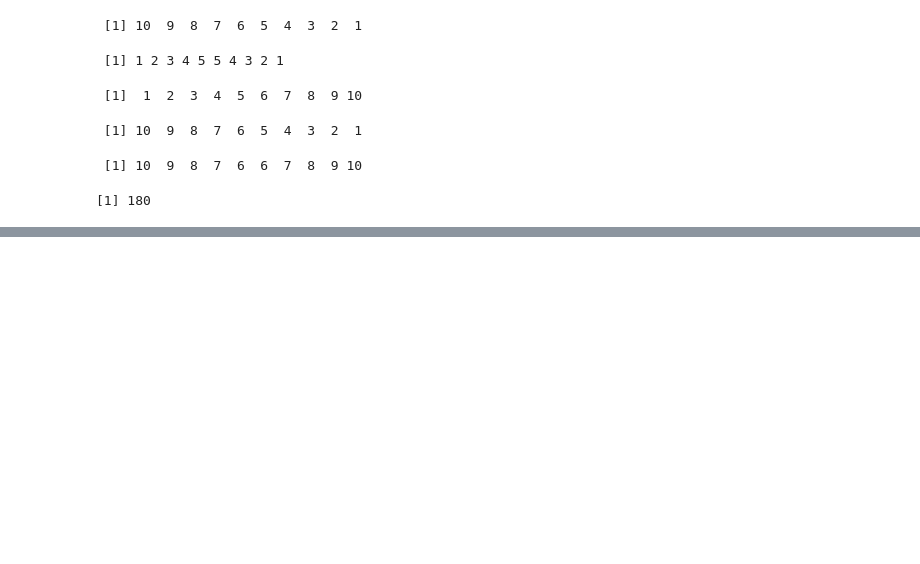
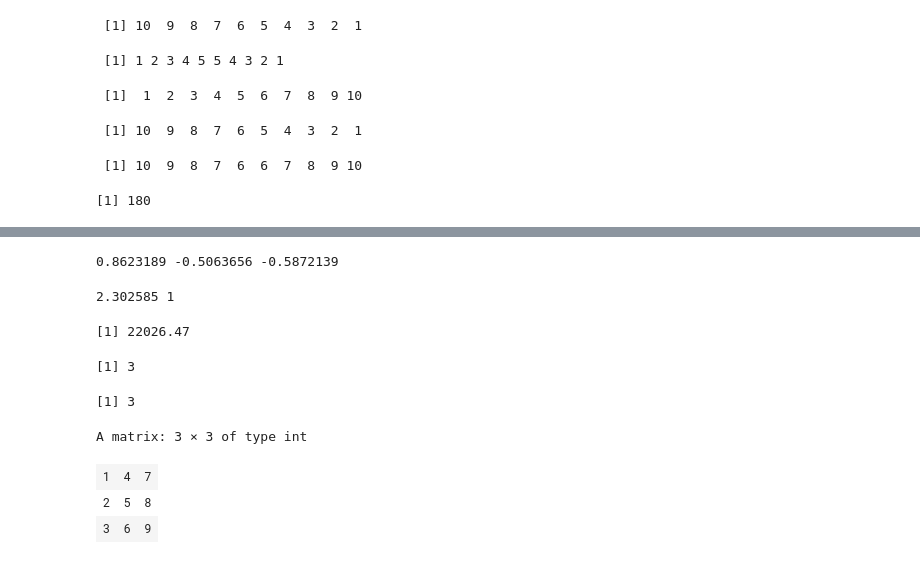
Before and after one commit to gyujin0450/RPRG, a Jupyter notebook: p124_주요내장함수.ipynb, the cells around one changed output, grey strips where cells are left out. Cells and saved outputs as stored; diff of their text form; code cells hidden in the pictures; blank space fills up the shorter version.

```diff
--- a/p124_주요내장함수.ipynb
+++ b/p124_주요내장함수.ipynb
@@ -336,5 +341,36 @@ prod(x,y) # 1*2*9*10
+# %%
+# cos(x),sin(x),tan(x): 삼각함수
+x <- 100
+cat(cos(x),sin(x),tan(x))
+# %% [output]
+0.8623189 -0.5063656 -0.5872139
 # %%
-# cos(x),sin(x),tan(x): 삼각함수
 # log(x) : 자연로그
 # log10(x) : 10을 밑으로 하는 일반로그 함수
-# exp(x) : 지수함수
+x <- 10
+cat(log(x),log10(x))
+# %% [output]
+2.302585 1
+# %%
+# exp(x) : 지수함수
+exp(x)
+# %% [output]
+[1] 22026.47
+# %%
+## 행렬연산 관련 내장 함수
+x <- matrix(1:9, nrow = 3, ncol = 3, byrow = T)
+y <- matrix(1:3, nrow =3 )
+ncol(x) # 열 수 반환
+# %% [output]
+[1] 3
+# %%
+nrow(x) # 행 수 반환
+# %% [output]
+[1] 3
+# %%
+t(x) # x 대상의 전치 행렬 구하기 함수
+# %% [output]
+A matrix: 3 × 3 of type int
+| 1 | 4 | 7 |
+| 2 | 5 | 8 |
+| 3 | 6 | 9 |
```
Also changed, not shown: parts of 8 cells of this notebook.
